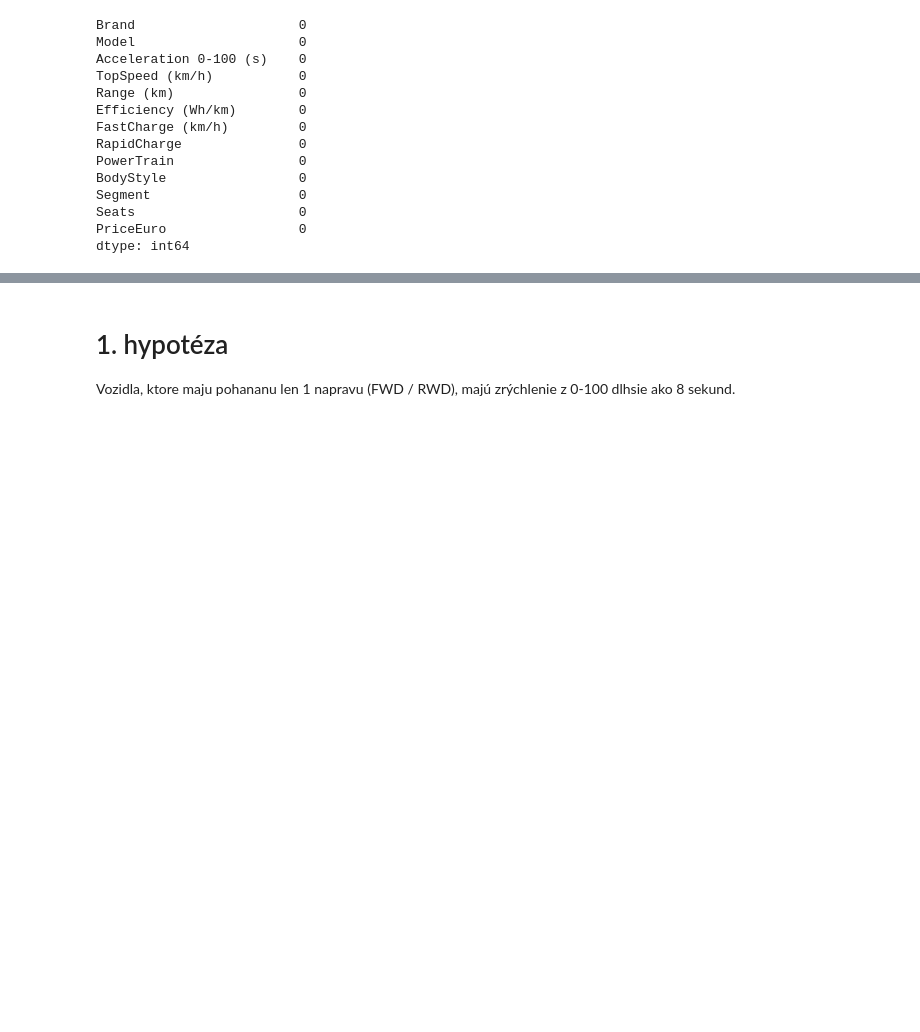
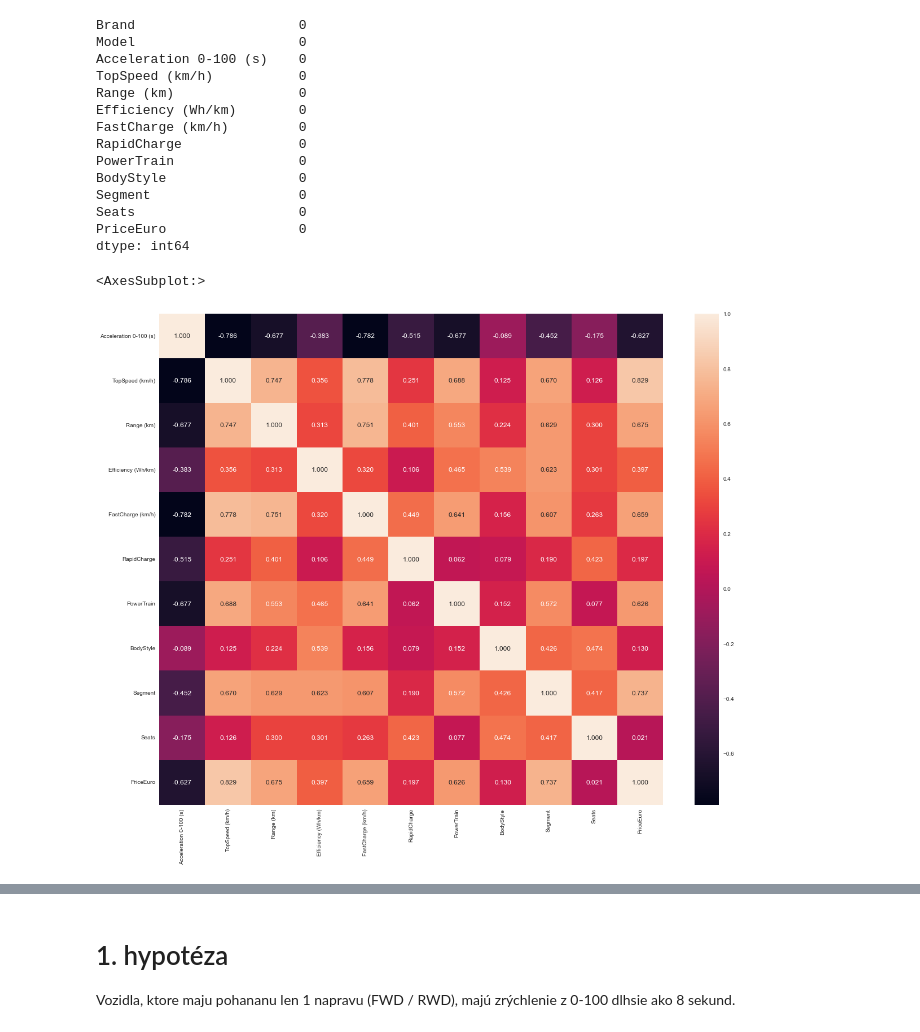
Before and after one commit to MartinJank/OZNAL, a Jupyter notebook: eda.ipynb, the cells around one changed output, grey strips where cells are left out. Cells and saved outputs as stored; diff of their text form; code cells hidden in the pictures; blank space fills up the shorter version.

```diff
--- a/eda.ipynb
+++ b/eda.ipynb
@@ -208,5 +211,8 @@ normalized_data = data
 #        column != 'RapidCharge' and column != 'BodyStyle' and column != 'Segment'):
 #         normalized_data[column]  = NormalizeData(data[column])
 # %%
-# fig, ax = plt.subplots(figsize = (20, 16))
-# sns.heatmap(normalized_data.corr(), ax = ax, annot = True, fmt = ".3f")
+fig, ax = plt.subplots(figsize = (20, 16))
+sns.heatmap(normalized_data.corr(), ax = ax, annot = True, fmt = ".3f")
+# %% [output]
+<AxesSubplot:>
+[figure, added]
```
Also changed, not shown: parts of 119 cells of this notebook.
